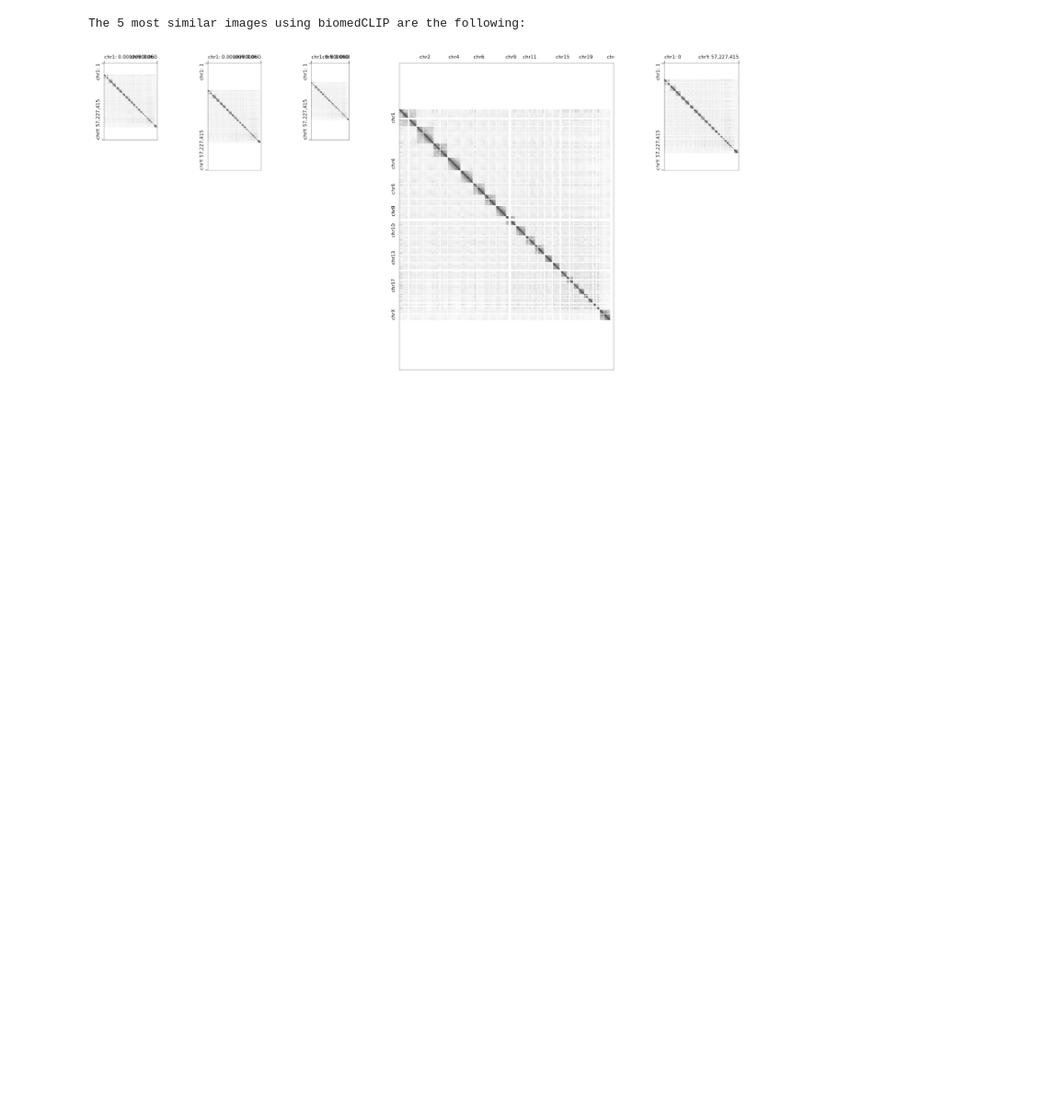
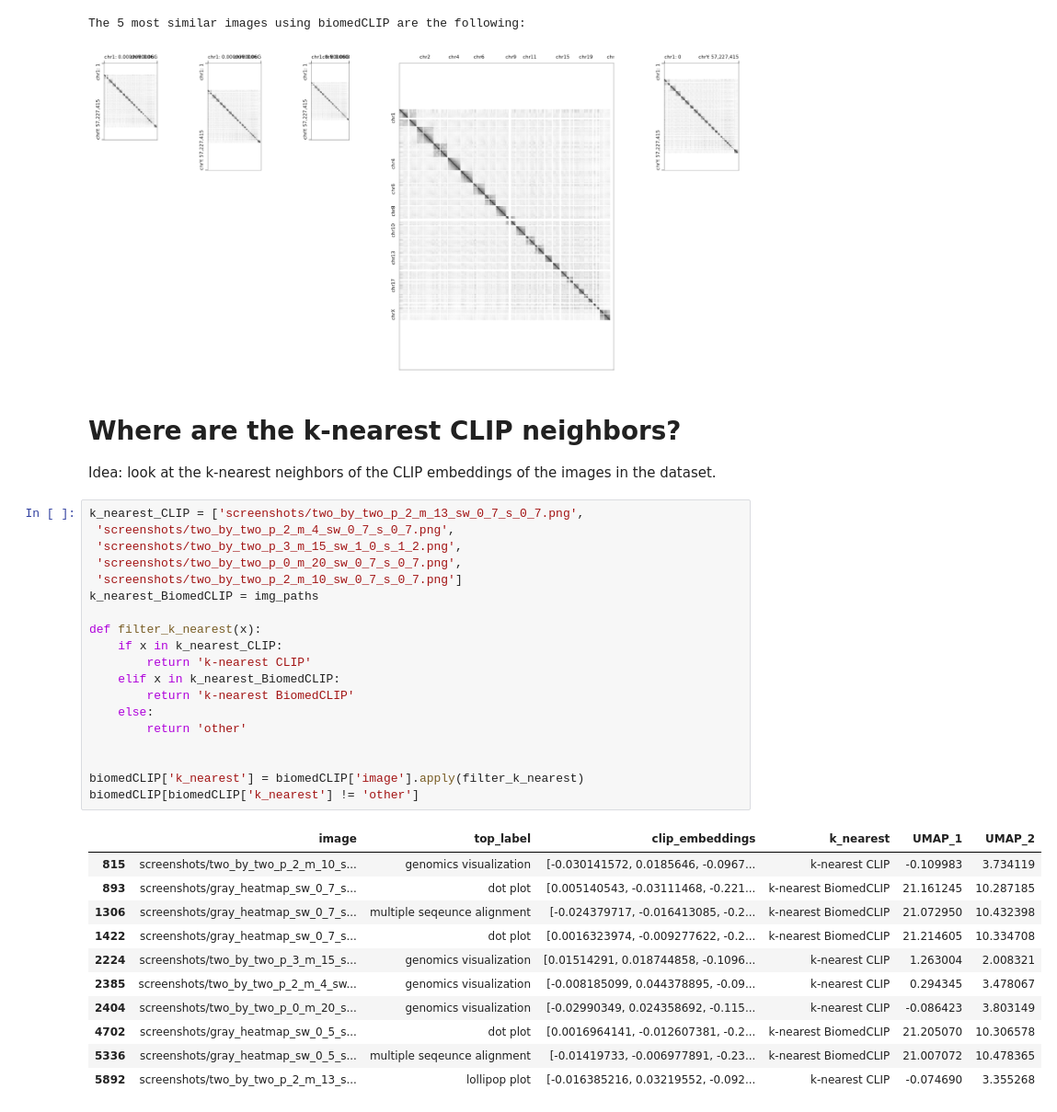
Before and after one commit to etowahadams/spec-image-embeddings, a Jupyter notebook: embeddings_closest_BiomedCLIP.ipynb, the cells around one changed output. Shown at 92% size. Cells and saved outputs as stored; diff of their text form; blank space fills up the shorter version.

```diff
--- a/embeddings_closest_BiomedCLIP.ipynb
+++ b/embeddings_closest_BiomedCLIP.ipynb
@@ -68,3 +69,38 @@ display_images(img_paths)
 # %% [output]
 The 5 most similar images using biomedCLIP are the following:
 [figure]
+# %% [markdown]
+# Where are the k-nearest CLIP neighbors?
+
+Idea: look at the k-nearest neighbors of the CLIP embeddings of the images in the dataset.
+# %%
+k_nearest_CLIP = ['screenshots/two_by_two_p_2_m_13_sw_0_7_s_0_7.png',
+ 'screenshots/two_by_two_p_2_m_4_sw_0_7_s_0_7.png',
+ 'screenshots/two_by_two_p_3_m_15_sw_1_0_s_1_2.png',
+ 'screenshots/two_by_two_p_0_m_20_sw_0_7_s_0_7.png',
+ 'screenshots/two_by_two_p_2_m_10_sw_0_7_s_0_7.png']
+k_nearest_BiomedCLIP = img_paths
+
+def filter_k_nearest(x):
+    if x in k_nearest_CLIP:
+        return 'k-nearest CLIP'
+    elif x in k_nearest_BiomedCLIP:
+        return 'k-nearest BiomedCLIP'
+    else:
+        return 'other'
+
+
+biomedCLIP['k_nearest'] = biomedCLIP['image'].apply(filter_k_nearest)
+biomedCLIP[biomedCLIP['k_nearest'] != 'other']
+# %% [output]
+|  | image | top_label | clip_embeddings | k_nearest | UMAP_1 | UMAP_2 |
+| 815 | screenshots/two_by_two_p_2_m_10_s... | genomics visualization | [-0.030141572, 0.0185646, -0.0967... | k-nearest CLIP | -0.109983 | 3.734119 |
+| 893 | screenshots/gray_heatmap_sw_0_7_s... | dot plot | [0.005140543, -0.03111468, -0.221... | k-nearest BiomedCLIP | 21.161245 | 10.287185 |
+| 1306 | screenshots/gray_heatmap_sw_0_7_s... | multiple seqeunce alignment | [-0.024379717, -0.016413085, -0.2... | k-nearest BiomedCLIP | 21.072950 | 10.432398 |
+| 1422 | screenshots/gray_heatmap_sw_0_7_s... | dot plot | [0.0016323974, -0.009277622, -0.2... | k-nearest BiomedCLIP | 21.214605 | 10.334708 |
+| 2224 | screenshots/two_by_two_p_3_m_15_s... | genomics visualization | [0.01514291, 0.018744858, -0.1096... | k-nearest CLIP | 1.263004 | 2.008321 |
+| 2385 | screenshots/two_by_two_p_2_m_4_sw... | genomics visualization | [-0.008185099, 0.044378895, -0.09... | k-nearest CLIP | 0.294345 | 3.478067 |
+| 2404 | screenshots/two_by_two_p_0_m_20_s... | genomics visualization | [-0.02990349, 0.024358692, -0.115... | k-nearest CLIP | -0.086423 | 3.803149 |
+| 4702 | screenshots/gray_heatmap_sw_0_5_s... | dot plot | [0.0016964141, -0.012607381, -0.2... | k-nearest BiomedCLIP | 21.205070 | 10.306578 |
+| 5336 | screenshots/gray_heatmap_sw_0_5_s... | multiple seqeunce alignment | [-0.01419733, -0.006977891, -0.23... | k-nearest BiomedCLIP | 21.007072 | 10.478365 |
+| 5892 | screenshots/two_by_two_p_2_m_13_s... | lollipop plot | [-0.016385216, 0.03219552, -0.092... | k-nearest CLIP | -0.074690 | 3.355268 |
```
Also changed, not shown: parts of 4 cells of this notebook, 1 other file.
